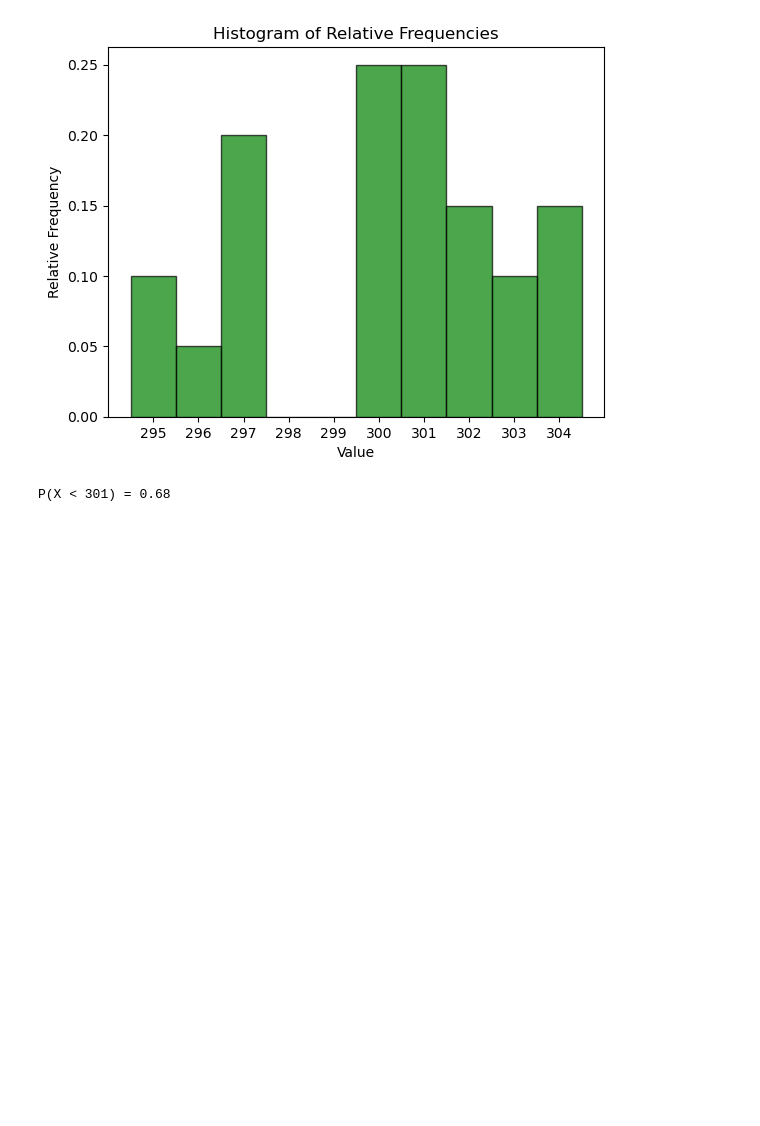
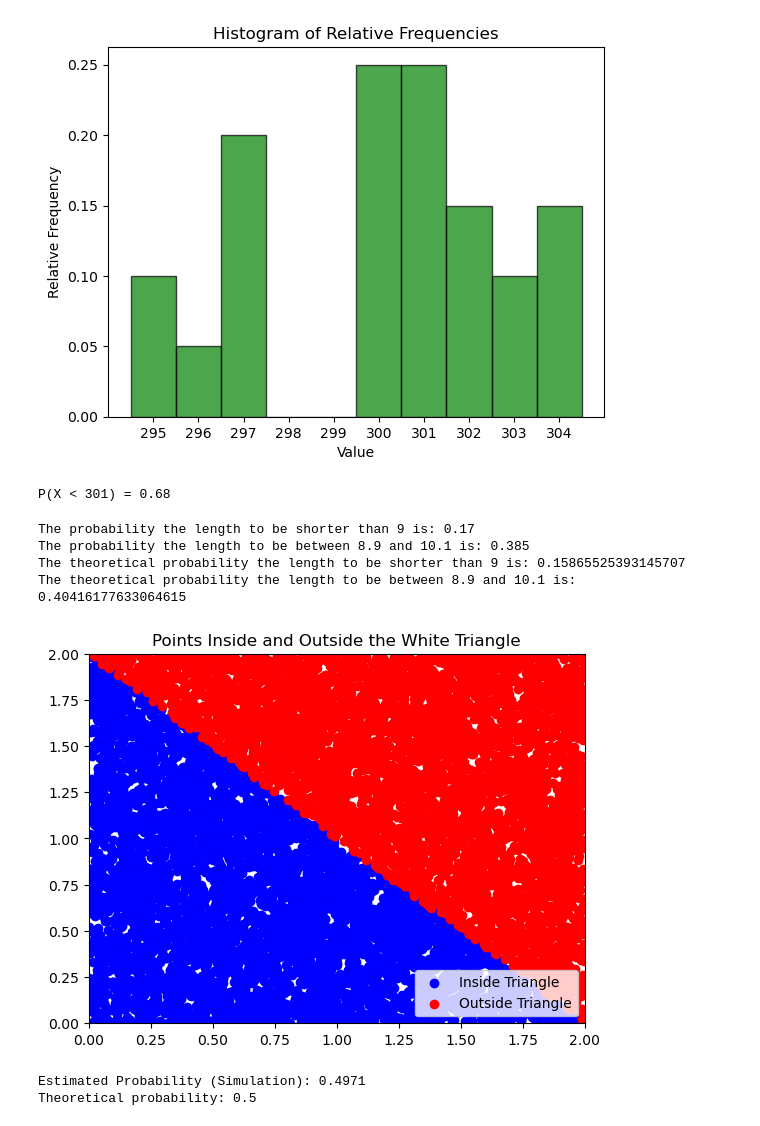
Before and after one commit to LucaTheSorcerer/Probability-And-Statistics, a Jupyter notebook: Labor/ExamPractice.ipynb, the cells around one changed output. Cells and saved outputs as stored; diff of their text form; code cells hidden in the pictures; blank space fills up the shorter version.

```diff
--- a/Labor/ExamPractice.ipynb
+++ b/Labor/ExamPractice.ipynb
@@ -112,3 +112,58 @@ print("P(X < 301) =", probability_X_less_than_301)
 [figure]
 [figure]
 P(X < 301) = 0.68
+# %%
+#Ex 6
+mean_length = 10
+std_deviation = 1
+simulations = 1000
+
+screw_lengths = np.random.normal(mean_length, std_deviation, simulations)
+
+probability_shorter_than_9 = np.mean(screw_lengths < 9)
+
+probability_between_8_9_and_10_1 = np.mean((screw_lengths >= 8.9) & (screw_lengths <= 10.1))
+
+print(f"The probability the length to be shorter than 9 is: {probability_shorter_than_9}")
+print(f"The probability the length to be between 8.9 and 10.1 is: {probability_between_8_9_and_10_1}")
+
+theoretical_probability_shorter_than_9 = norm.cdf(9, loc=mean_length, scale=std_deviation)
+
+theoretical_probability_between_8_9_and_10_1 = norm.cdf(10.1, mean_length, std_deviation) - norm.cdf(8.9, mean_length, std_deviation)
+
+print(f"The theoretical probability the length to be shorter than 9 is: {theoretical_probability_shorter_than_9}")
+print(f"The theoretical probability the length to be between 8.9 and 10.1 is: {theoretical_probability_between_8_9_and_10_1}")
+# %% [output]
+The probability the length to be shorter than 9 is: 0.17
+The probability the length to be between 8.9 and 10.1 is: 0.385
+The theoretical probability the length to be shorter than 9 is: 0.15865525393145707
+The theoretical probability the length to be between 8.9 and 10.1 is: 0.40416177633064615
+# %%
+total_points = 10000
+square_area = 2 * 2
+triangle_area = 0.5 * 2 * 2
+
+x = np.random.uniform(0, 2, total_points)
+y = np.random.uniform(0, 2, total_points)
+
+inside_triangle = (x + y <= 2)
+
+estimated_probability = np.mean(inside_triangle)
+
+plt.scatter(x[inside_triangle], y[inside_triangle], color='blue', label='Inside Triangle')
+plt.scatter(x[~inside_triangle], y[~inside_triangle], color='red', label='Outside Triangle')
+plt.xlim(0, 2)
+plt.ylim(0, 2)
+plt.legend()
+plt.title("Points Inside and Outside the White Triangle")
+plt.show()
+
+print(f"Estimated Probability (Simulation): {estimated_probability:.4f}")
+
+theoretical_probability = triangle_area / square_area
+
+print(f"Theoretical probability: {theoretical_probability}")
+# %% [output]
+[figure, added]
+Estimated Probability (Simulation): 0.4971
+Theoretical probability: 0.5
```
Also changed, not shown: parts of 5 cells of this notebook, 7 other files.
